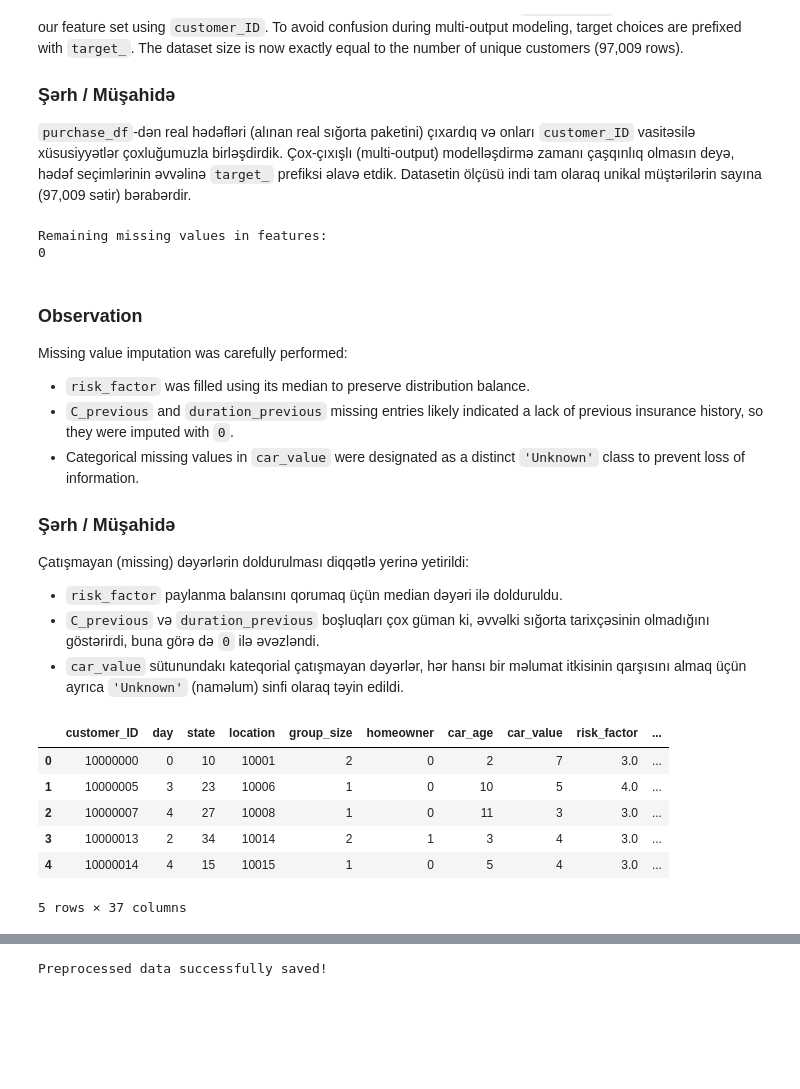
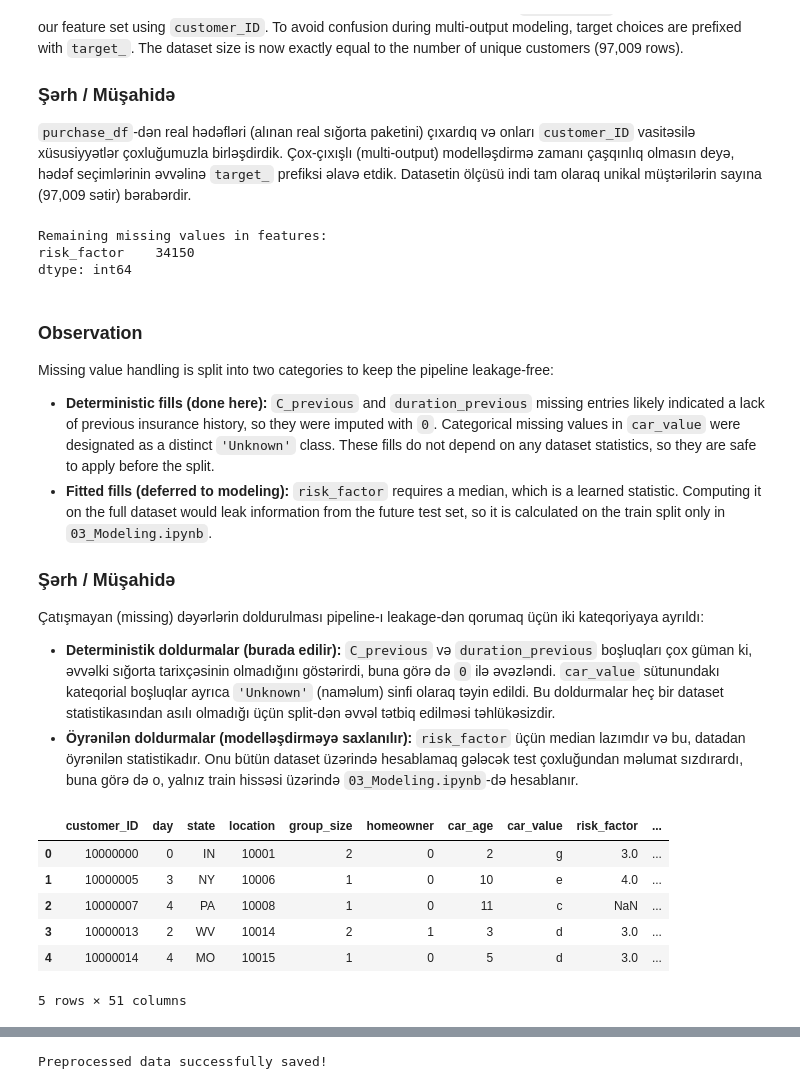
Before and after one commit to Khayal07/Insurance-Product-Purchase-Prediction-ML, a Jupyter notebook: 02_Preprocessing.ipynb, the cells around one changed output, grey strips where cells are left out. Cells and saved outputs as stored; diff of their text form; code cells hidden in the pictures; blank space fills up the shorter version.

Commit message:
Preprocessing: add option dynamics features, defer fitted transforms to modeling (leakage fix)

```diff
--- a/02_Preprocessing.ipynb
+++ b/02_Preprocessing.ipynb
@@ -121,63 +159,55 @@ We extracted the true targets (the actual insurance package purchased) from `pur
 
 `purchase_df`-dən real hədəfləri (alınan real sığorta paketini) çıxardıq və onları `customer_ID` vasitəsilə xüsusiyyətlər çoxluğumuzla birləşdirdik. Çox-çıxışlı (multi-output) modelləşdirmə zamanı çaşqınlıq olmasın deyə, hədəf seçimlərinin əvvəlinə `target_` prefiksi əlavə etdik. Datasetin ölçüsü indi tam olaraq unikal müştərilərin sayına (97,009 sətir) bərabərdir.
 # %%
-# Handling Missing Values identified in EDA
-# 1. risk_factor: Let's impute with median
-risk_factor_median = final_dataset["risk_factor"].median()
-final_dataset["risk_factor"] = final_dataset["risk_factor"].fillna(risk_factor_median)
-
-# 2. C_previous & duration_previous: Impute with 0 or median (assuming no previous history means 0)
+# Handling Missing Values identified in EDA (deterministic fills only)
+# 1. C_previous & duration_previous: Impute with 0 (assuming no previous history means 0)
 final_dataset["C_previous"] = final_dataset["C_previous"].fillna(0)
 final_dataset["duration_previous"] = final_dataset["duration_previous"].fillna(0)
 
-# 3. car_value: Missing values can be labeled as 'Unknown'
+# 2. car_value: Missing values can be labeled as 'Unknown'
 final_dataset["car_value"] = final_dataset["car_value"].fillna("Unknown")
 
-# Verify missing values are resolved
+# 3. risk_factor: intentionally left as NaN here. Its median is a statistic that must be
+# learned from the TRAIN split only, so the imputation happens in 03_Modeling AFTER the
+# train/test split. This prevents data leakage from the test set.
+
+# Verify which missing values remain
 print("Remaining missing values in features:")
-print(final_dataset.drop(columns=[c for c in final_dataset.columns if 'target_' in c]).isnull().sum().sum())
+remaining = final_dataset.drop(columns=[c for c in final_dataset.columns if 'target_' in c]).isnull().sum()
+print(remaining[remaining > 0])
 # %% [output]
 Remaining missing values in features:
-0
+risk_factor    34150
+dtype: int64
 # %% [markdown]
 ### Observation
 
-Missing value imputation was carefully performed:
-- `risk_factor` was filled using its median to preserve distribution balance.
-- `C_previous` and `duration_previous` missing entries likely indicated a lack of previous insurance history, so they were imputed with `0`.
-- Categorical missing values in `car_value` were designated as a distinct `'Unknown'` class to prevent loss of information.
+Missing value handling is split into two categories to keep the pipeline leakage-free:
+- **Deterministic fills (done here):** `C_previous` and `duration_previous` missing entries likely indicated a lack of previous insurance history, so they were imputed with `0`. Categorical missing values in `car_value` were designated as a distinct `'Unknown'` class. These fills do not depend on any dataset statistics, so they are safe to apply before the split.
+- **Fitted fills (deferred to modeling):** `risk_factor` requires a median, which is a learned statistic. Computing it on the full dataset would leak information from the future test set, so it is calculated on the train split only in `03_Modeling.ipynb`.
 
 ### Şərh / Müşahidə
 
-Çatışmayan (missing) dəyərlərin doldurulması diqqətlə yerinə yetirildi:
-- `risk_factor` paylanma balansını qorumaq üçün median dəyəri ilə dolduruldu.
-- `C_previous` və `duration_previous` boşluqları çox güman ki, əvvəlki sığorta tarixçəsinin olmadığını göstərirdi, buna görə də `0` ilə əvəzləndi.
-- `car_value` sütunundakı kateqorial çatışmayan dəyərlər, hər hansı bir məlumat itkisinin qarşısını almaq üçün ayrıca `'Unknown'` (naməlum) sinfi olaraq təyin edildi.
+Çatışmayan (missing) dəyərlərin doldurulması pipeline-ı leakage-dən qorumaq üçün iki kateqoriyaya ayrıldı:
+- **Deterministik doldurmalar (burada edilir):** `C_previous` və `duration_previous` boşluqları çox güman ki, əvvəlki sığorta tarixçəsinin olmadığını göstərirdi, buna görə də `0` ilə əvəzləndi. `car_value` sütunundakı kateqorial boşluqlar ayrıca `'Unknown'` (naməlum) sinfi olaraq təyin edildi. Bu doldurmalar heç bir dataset statistikasından asılı olmadığı üçün split-dən əvvəl tətbiq edilməsi təhlükəsizdir.
+- **Öyrənilən doldurmalar (modelləşdirməyə saxlanılır):** `risk_factor` üçün median lazımdır və bu, datadan öyrənilən statistikadır. Onu bütün dataset üzərində hesablamaq gələcək test çoxluğundan məlumat sızdırardı, buna görə də o, yalnız train hissəsi üzərində `03_Modeling.ipynb`-də hesablanır.
 # %%
-# Encoding Categorical Features using Label Encoding
-from sklearn.preprocessing import LabelEncoder
-
-categorical_cols = ["state", "car_value"]
-
-label_encoders = {}
-for col in categorical_cols:
-    le = LabelEncoder()
-    final_dataset[col] = le.fit_transform(final_dataset[col].astype(str))
-    label_encoders[col] = le
-
 # Parsing time column to extract purely numeric hour info
 final_dataset["hour"] = pd.to_datetime(final_dataset["time"], format="%H:%M").dt.hour
 final_dataset = final_dataset.drop(columns=["time"])
 
+# state and car_value are intentionally kept as text here. Their label encodings are
+# fitted mappings, so they are built from the TRAIN split only in 03_Modeling AFTER the
+# train/test split (same leakage-free principle as risk_factor imputation).
 final_dataset.head()
 # %% [output]
 |  | customer_ID | day | state | location | group_size | homeowner | car_age | car_value | risk_factor | ... |
-| 0 | 10000000 | 0 | 10 | 10001 | 2 | 0 | 2 | 7 | 3.0 | ... |
-| 1 | 10000005 | 3 | 23 | 10006 | 1 | 0 | 10 | 5 | 4.0 | ... |
-| 2 | 10000007 | 4 | 27 | 10008 | 1 | 0 | 11 | 3 | 3.0 | ... |
-| 3 | 10000013 | 2 | 34 | 10014 | 2 | 1 | 3 | 4 | 3.0 | ... |
-| 4 | 10000014 | 4 | 15 | 10015 | 1 | 0 | 5 | 4 | 3.0 | ... |
+| 0 | 10000000 | 0 | IN | 10001 | 2 | 0 | 2 | g | 3.0 | ... |
+| 1 | 10000005 | 3 | NY | 10006 | 1 | 0 | 10 | e | 4.0 | ... |
+| 2 | 10000007 | 4 | PA | 10008 | 1 | 0 | 11 | c | NaN | ... |
+| 3 | 10000013 | 2 | WV | 10014 | 2 | 1 | 3 | d | 3.0 | ... |
+| 4 | 10000014 | 4 | MO | 10015 | 1 | 0 | 5 | d | 3.0 | ... |
-5 rows × 37 columns
+5 rows × 51 columns
 # %% [markdown]
 ### Observation
 
```
Also changed, not shown: parts of 7 cells of this notebook, 1 other file.
